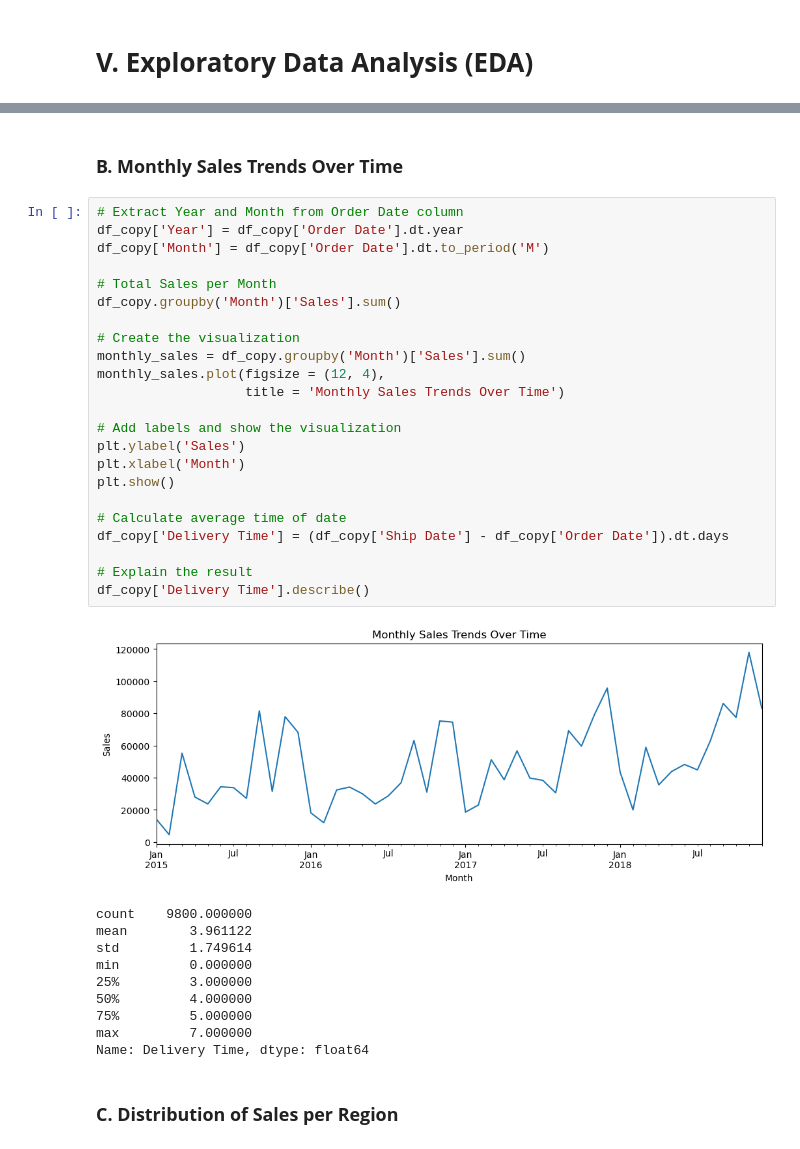
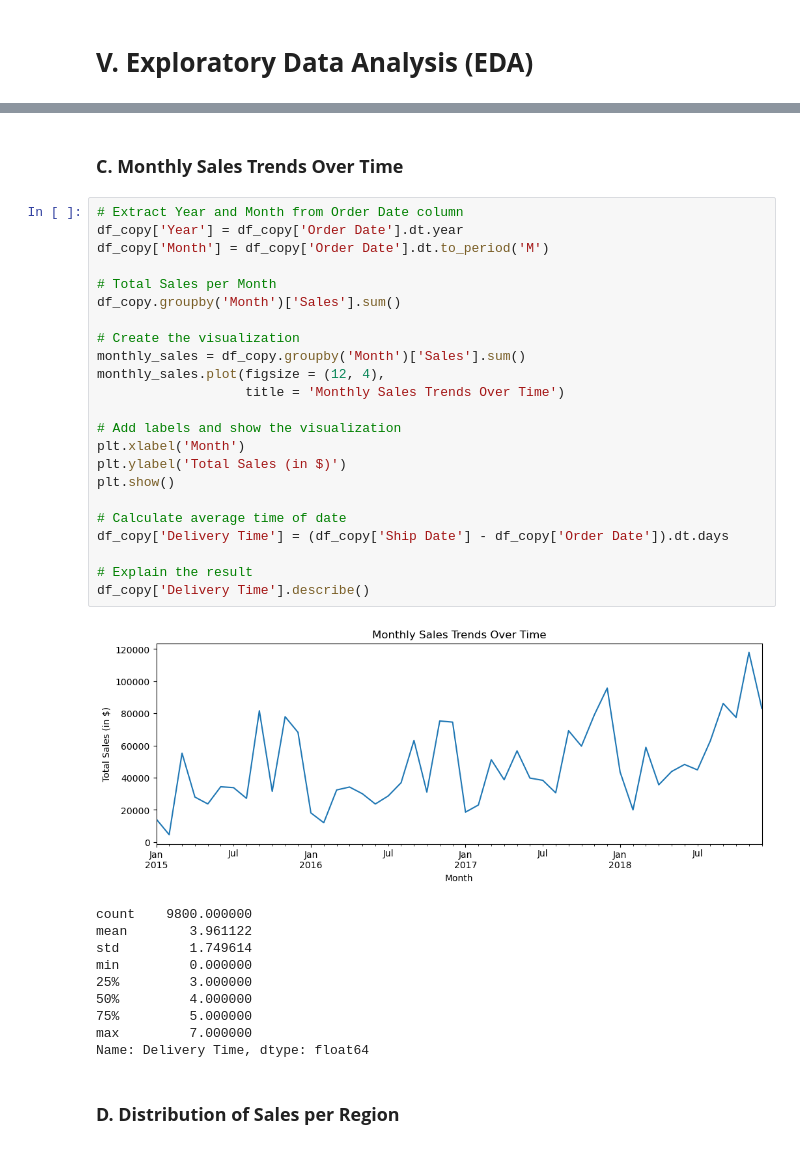
Before and after one commit to Maulana-Yusuf-T/Sales-Forecasting, a Jupyter notebook: Sales_Forecasting.ipynb, the cells around one changed output, grey strips where cells are left out. Cells and saved outputs as stored; diff of their text form.

```diff
--- a/Sales_Forecasting.ipynb
+++ b/Sales_Forecasting.ipynb
@@ -337,30 +352,30 @@ plt.show()
 # %% [markdown]
-### **B. Monthly Sales Trends Over Time**
+### **C. Monthly Sales Trends Over Time**
 # %%
 # Extract Year and Month from Order Date column
 df_copy['Year'] = df_copy['Order Date'].dt.year
 df_copy['Month'] = df_copy['Order Date'].dt.to_period('M')
 
 # Total Sales per Month
 df_copy.groupby('Month')['Sales'].sum()
 
 # Create the visualization
 monthly_sales = df_copy.groupby('Month')['Sales'].sum()
 monthly_sales.plot(figsize = (12, 4),
                    title = 'Monthly Sales Trends Over Time')
 
 # Add labels and show the visualization
-plt.ylabel('Sales')
 plt.xlabel('Month')
+plt.ylabel('Total Sales (in $)')
 plt.show()
 
 # Calculate average time of date
 df_copy['Delivery Time'] = (df_copy['Ship Date'] - df_copy['Order Date']).dt.days
 
 # Explain the result
 df_copy['Delivery Time'].describe()
 # %% [output]
-[figure, old version]
+[figure, new version]
 count    9800.000000
 mean        3.961122
 std         1.749614
@@ -371,7 +386,7 @@ min         0.000000
 max         7.000000
 Name: Delivery Time, dtype: float64
 # %% [markdown]
-### **C. Distribution of Sales per Region**
+### **D. Distribution of Sales per Region**
 # %%
 # Combining between Region and Sales
 region_sales = df_copy.groupby('Region')['Sales'].sum()
```
Also changed, not shown: parts of 12 cells of this notebook.
